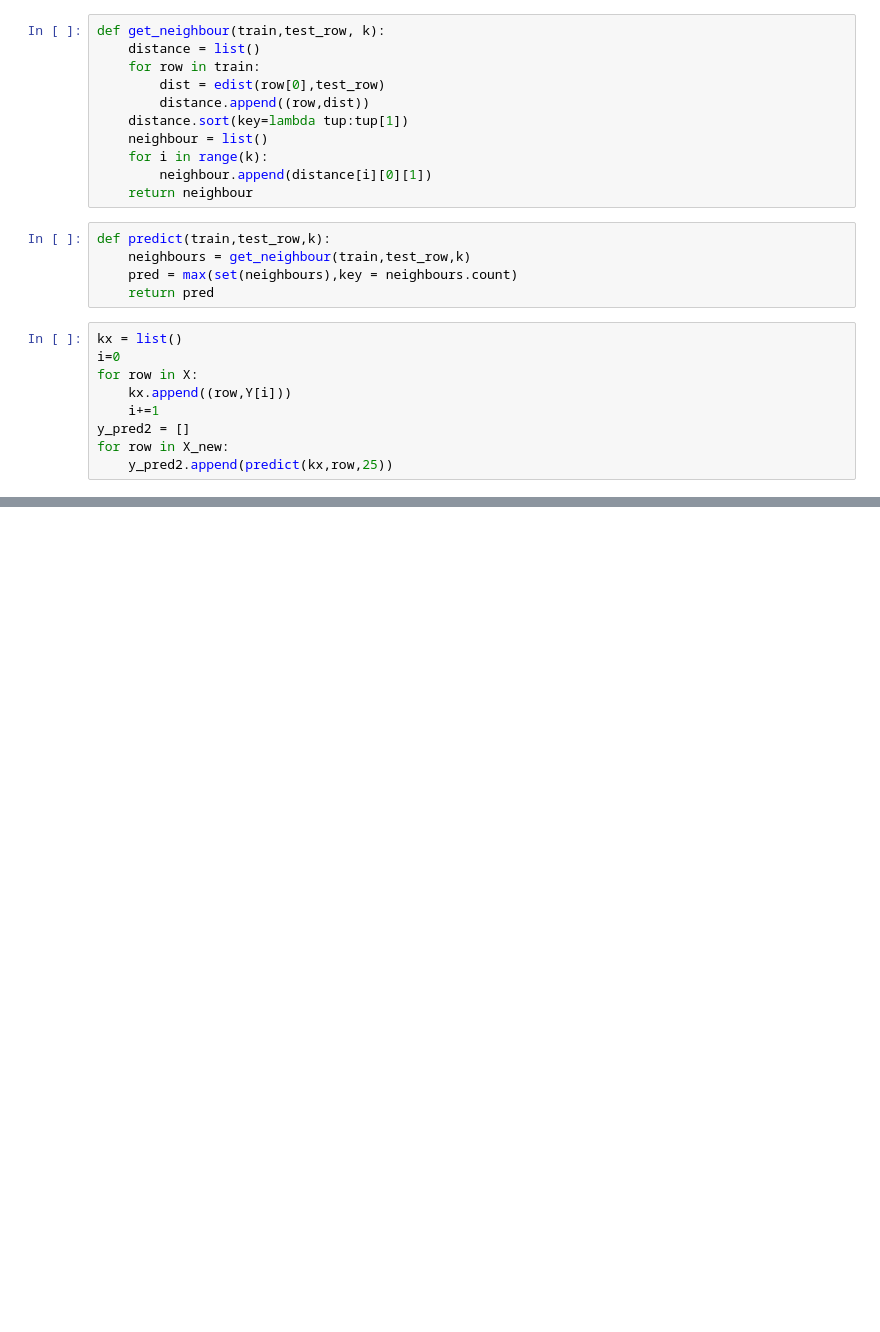
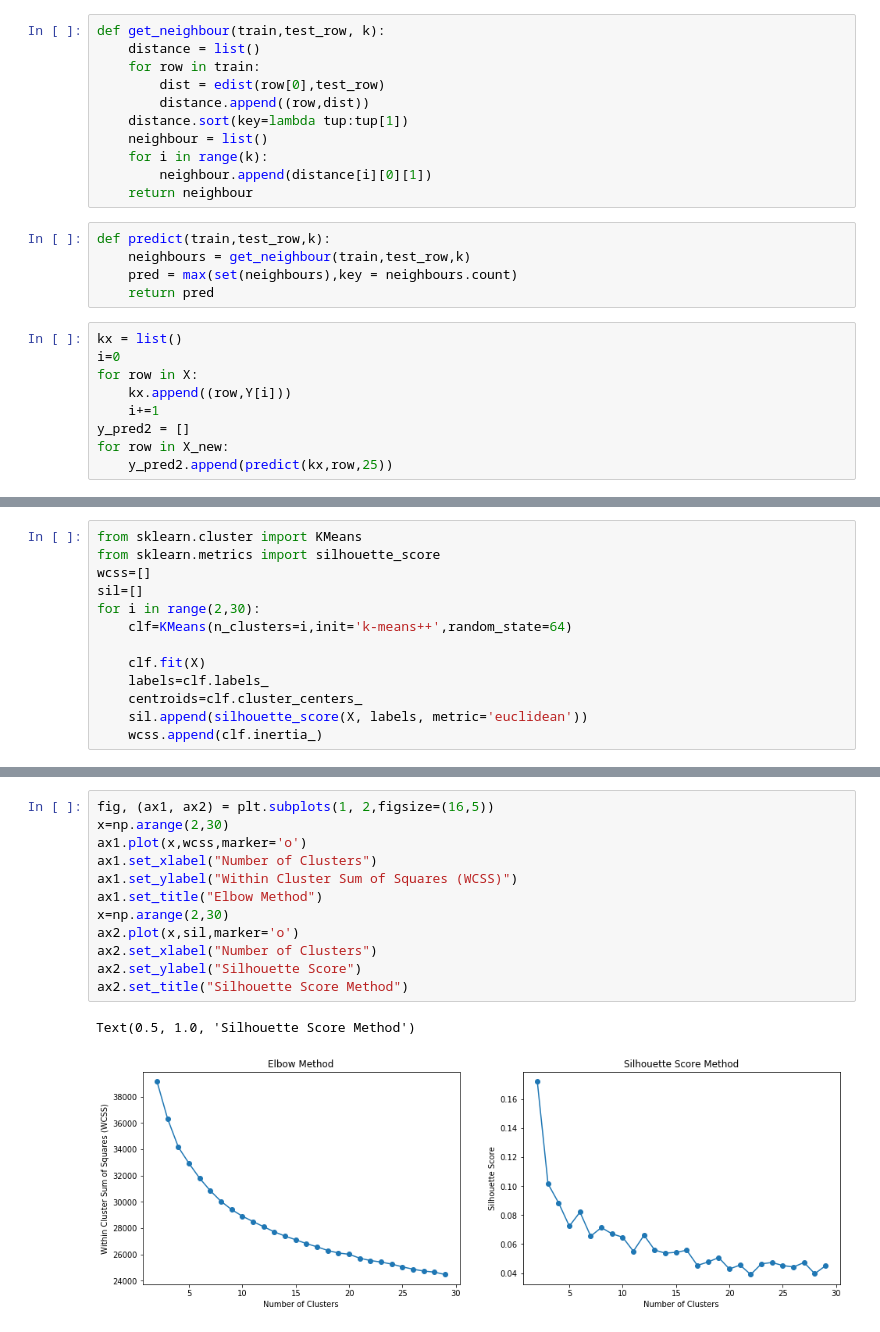
Before and after one commit to Raghavareddy21/GenreDetection, a Jupyter notebook: Raghava/Phase2.ipynb, the cells around one changed output, grey strips where cells are left out. Cells and saved outputs as stored; diff of their text form; blank space fills up the shorter version.

```diff
--- a/Raghava/Phase2.ipynb
+++ b/Raghava/Phase2.ipynb
@@ -190,0 +194,13 @@ print(prediction)
+# %%
+from sklearn.cluster import KMeans
+from sklearn.metrics import silhouette_score
+wcss=[]
+sil=[]
+for i in range(2,30):
+    clf=KMeans(n_clusters=i,init='k-means++',random_state=64)
+
+    clf.fit(X)
+    labels=clf.labels_
+    centroids=clf.cluster_centers_
+    sil.append(silhouette_score(X, labels, metric='euclidean'))
+    wcss.append(clf.inertia_)
@@ -190,0 +239,15 @@ print(prediction)
+# %%
+fig, (ax1, ax2) = plt.subplots(1, 2,figsize=(16,5))
+x=np.arange(2,30)
+ax1.plot(x,wcss,marker='o')
+ax1.set_xlabel("Number of Clusters")
+ax1.set_ylabel("Within Cluster Sum of Squares (WCSS)")
+ax1.set_title("Elbow Method")
+x=np.arange(2,30)
+ax2.plot(x,sil,marker='o')
+ax2.set_xlabel("Number of Clusters")
+ax2.set_ylabel("Silhouette Score")
+ax2.set_title("Silhouette Score Method")
+# %% [output]
+Text(0.5, 1.0, 'Silhouette Score Method')
+[figure, added]
```
Also changed, not shown: parts of 9 cells of this notebook.
